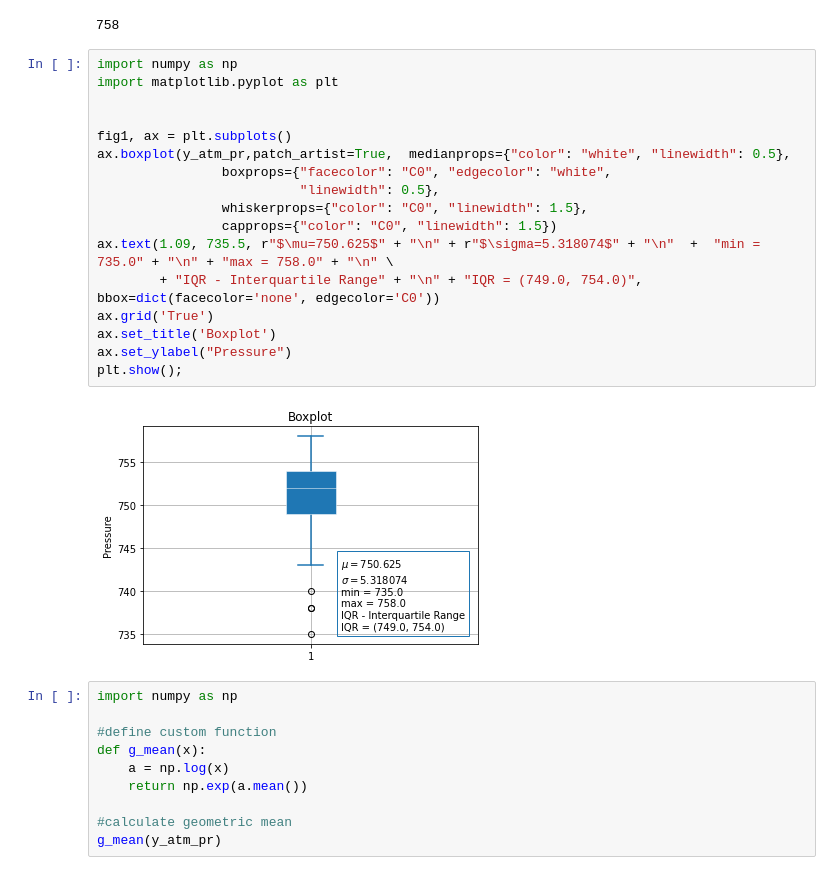
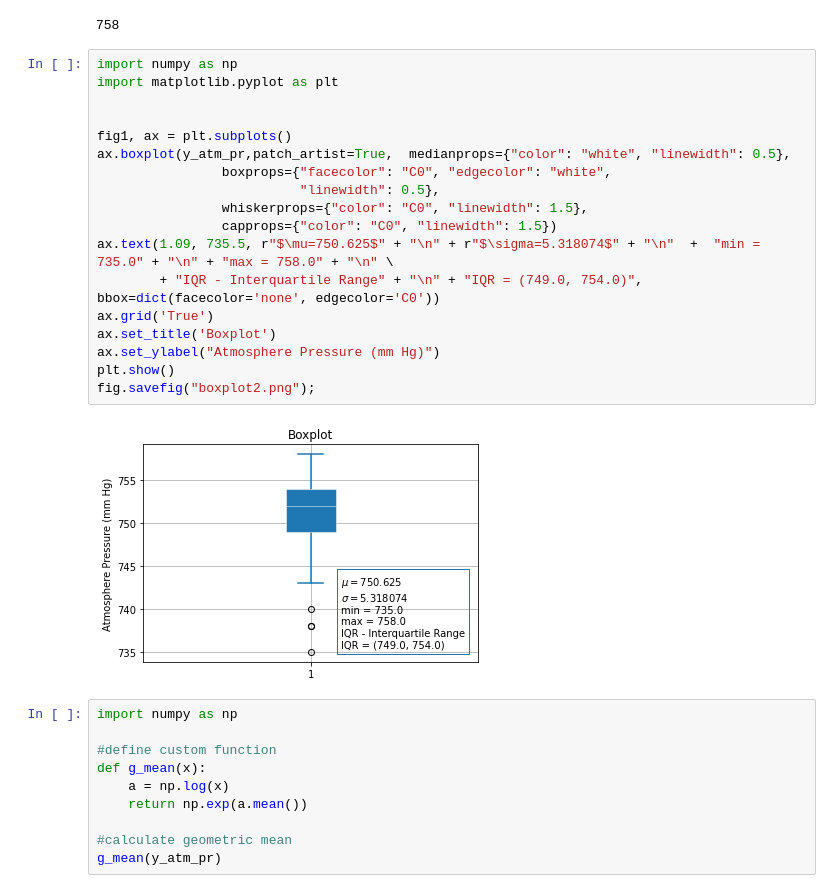
Before and after one commit to Glawary/Lab1, a Jupyter notebook: Lab1.ipynb, the cells around one changed output. Saved outputs shown, nothing was run; the diff lists cells and outputs as text.

```diff
--- a/Lab1.ipynb
+++ b/Lab1.ipynb
@@ -456,22 +496,23 @@ np.max(y_atm_pr)
 # %%
 import numpy as np
 import matplotlib.pyplot as plt
 
 
 fig1, ax = plt.subplots()
 ax.boxplot(y_atm_pr,patch_artist=True,  medianprops={"color": "white", "linewidth": 0.5},
                 boxprops={"facecolor": "C0", "edgecolor": "white",
                           "linewidth": 0.5},
                 whiskerprops={"color": "C0", "linewidth": 1.5},
                 capprops={"color": "C0", "linewidth": 1.5})
 ax.text(1.09, 735.5, r"$\mu=750.625$" + "\n" + r"$\sigma=5.318074$" + "\n"  +  "min = 735.0" + "\n" + "max = 758.0" + "\n" \
         + "IQR - Interquartile Range" + "\n" + "IQR = (749.0, 754.0)", bbox=dict(facecolor='none', edgecolor='C0'))
 ax.grid('True')
 ax.set_title('Boxplot')
-ax.set_ylabel("Pressure")
-plt.show();
+ax.set_ylabel("Atmosphere Pressure (mm Hg)")
+plt.show()
+fig.savefig("boxplot2.png");
 # %% [output]
-[figure, old version]
+[figure, new version]
 # %%
 import numpy as np
 
```
Also changed, not shown: parts of 11 cells of this notebook, 13 other files.
